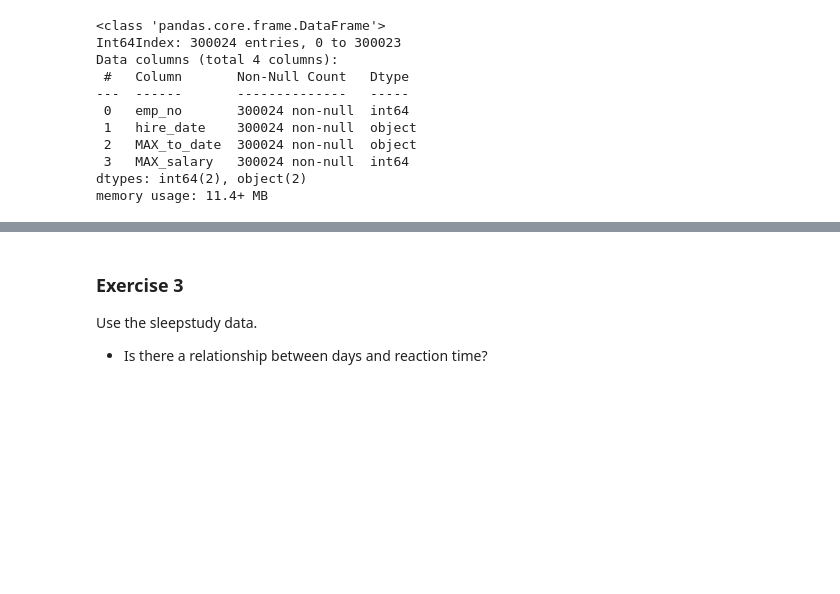
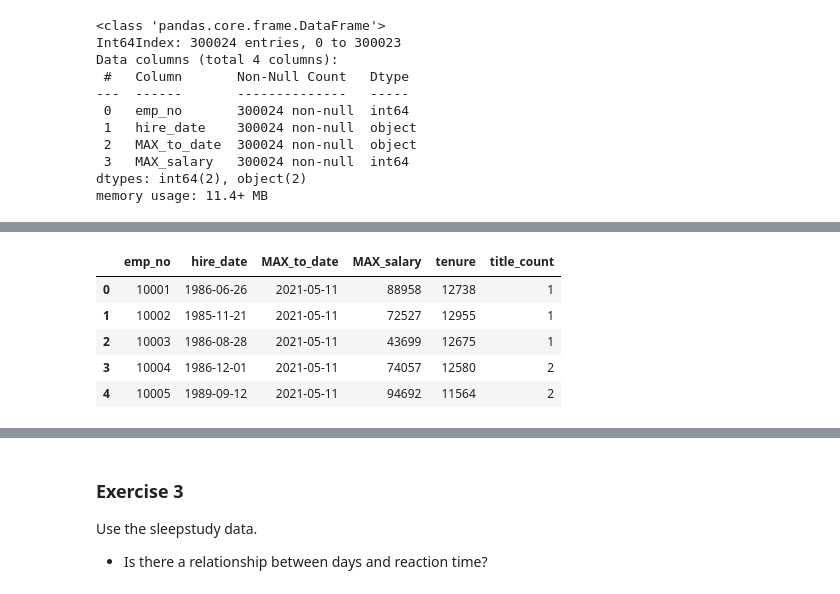
Before and after one commit to HeatherOrtegaMcMillan/statistics-exercises, a Jupyter notebook: hypothesis_testing.ipynb, the cells around one changed output, grey strips where cells are left out. Saved outputs shown, nothing was run; the diff lists cells and outputs as text; code cells hidden in the pictures; blank space fills up the shorter version.

```diff
--- a/hypothesis_testing.ipynb
+++ b/hypothesis_testing.ipynb
@@ -625,0 +667,10 @@ x
+# %%
+# good it worked
+dfe.head()
+# %% [output]
+|  | emp_no | hire_date | MAX_to_date | MAX_salary | tenure | title_count |
+| 0 | 10001 | 1986-06-26 | 2021-05-11 | 88958 | 12738 | 1 |
+| 1 | 10002 | 1985-11-21 | 2021-05-11 | 72527 | 12955 | 1 |
+| 2 | 10003 | 1986-08-28 | 2021-05-11 | 43699 | 12675 | 1 |
+| 3 | 10004 | 1986-12-01 | 2021-05-11 | 74057 | 12580 | 2 |
+| 4 | 10005 | 1989-09-12 | 2021-05-11 | 94692 | 11564 | 2 |
```
Also changed, not shown: parts of 11 cells of this notebook.
